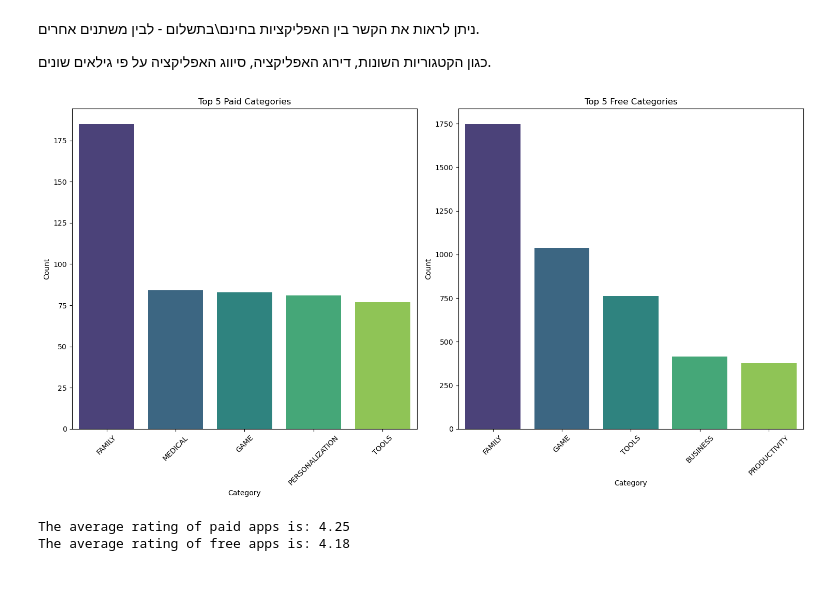
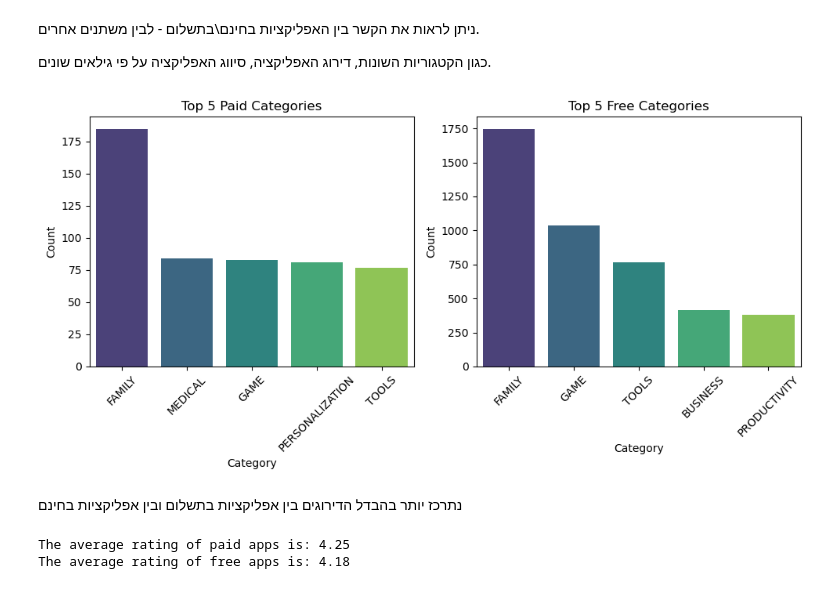
Before and after one commit to Yairvedaniel/project1, a Jupyter notebook: googleplaystoreproject_ogen.ipynb, the cells around one changed output. Cells and saved outputs as stored; diff of their text form; code cells hidden in the pictures.

```diff
--- a/googleplaystoreproject_ogen.ipynb
+++ b/googleplaystoreproject_ogen.ipynb
@@ -331,5 +329,5 @@ plt.show()
 # %%
-median_rate = apps['Rating'].mean()
+median_rate = apps['Rating'].median()
 
 # מילוי הערכים החסרים בעמודת Size_MB בחציון
 apps['Rating'] = apps['Rating'].fillna(round(median_rate, 2))
@@ -475,35 +491,37 @@ paid_apps = apps[apps['Type'] == 'Paid']
 
 # סינון הנתונים עבור האפליקציות שבחינם
 free_apps = apps[apps['Type'] == 'Free']
 
 # מציאת ה-5 קטגוריות התכופות ביותר שבתשלום
 top_5_paid_categories = paid_apps['Category'].value_counts().head(5)
 
 # מציאת ה-5 קטגוריות התכופות ביותר בחינם
 top_5_free_categories = free_apps['Category'].value_counts().head(5)
 
 # קביעת גודל התמונה
-plt.figure(figsize=(15, 8))
+plt.figure(figsize=(10, 5))
 
 # subplot עבור גרף הקטגוריות בתשלום
 plt.subplot(1, 2, 1)
 sns.countplot(data=paid_apps, x='Category', order=top_5_paid_categories.index, palette='viridis')
 plt.title('Top 5 Paid Categories')
 plt.ylabel('Count')
 plt.xticks(rotation=45)
 
 # subplot עבור גרף הקטגוריות בחינם
 plt.subplot(1, 2, 2)
 sns.countplot(data=free_apps, x='Category', order=top_5_free_categories.index, palette='viridis')
 plt.title('Top 5 Free Categories')
 plt.ylabel('Count')
 plt.xticks(rotation=45)
 
 # תצוגת הגרפים
 plt.tight_layout()
 plt.show()
 # %% [output]
-[figure, old version]
+[figure, new version]
+# %% [markdown]
+נתרכז יותר בהבדל הדירוגים בין אפליקציות בתשלום ובין אפליקציות בחינם
 # %%
 # חישוב הדירוג הממוצע לאפליקציות בתשלום
 average_rating_paid = data_cleaned[data_cleaned['Type'] == 'Paid']['Rating'].mean()
```
Also changed, not shown: parts of 33 cells of this notebook.
